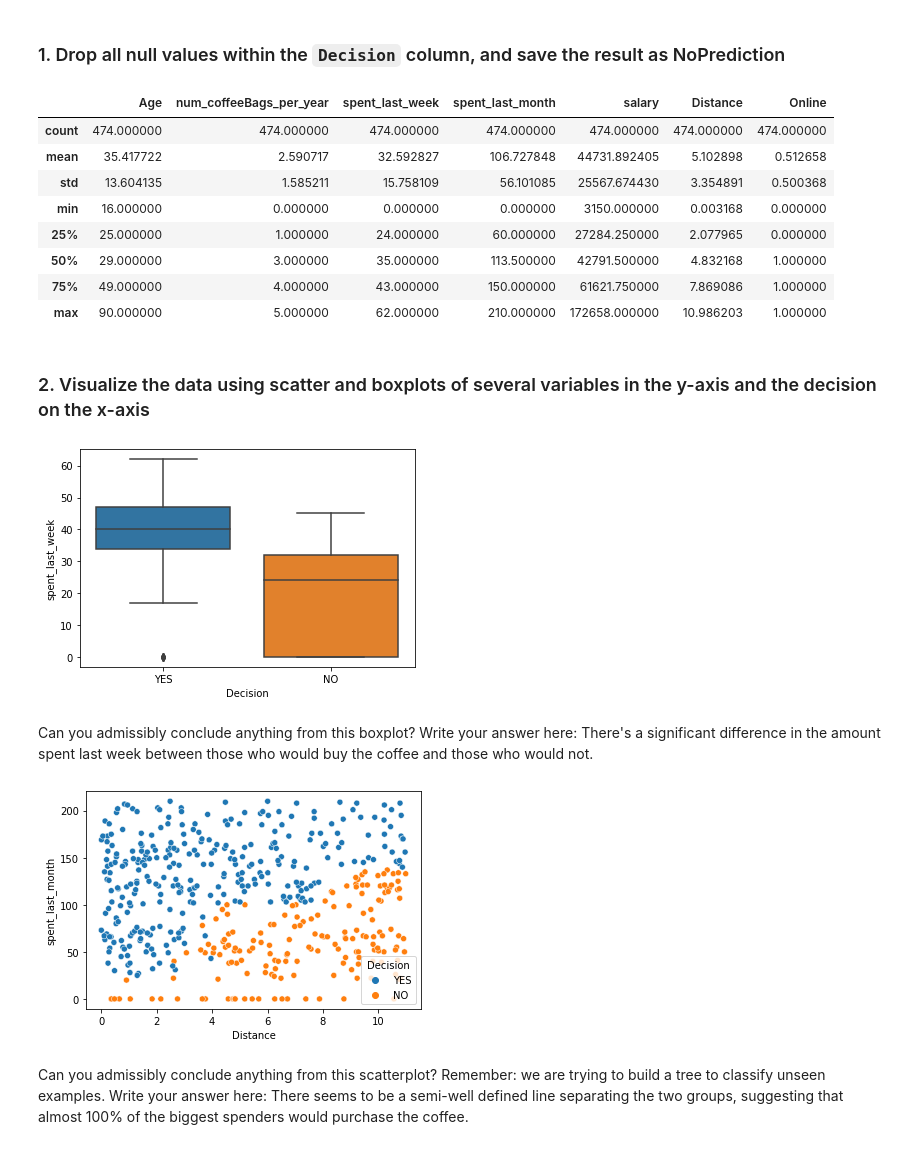
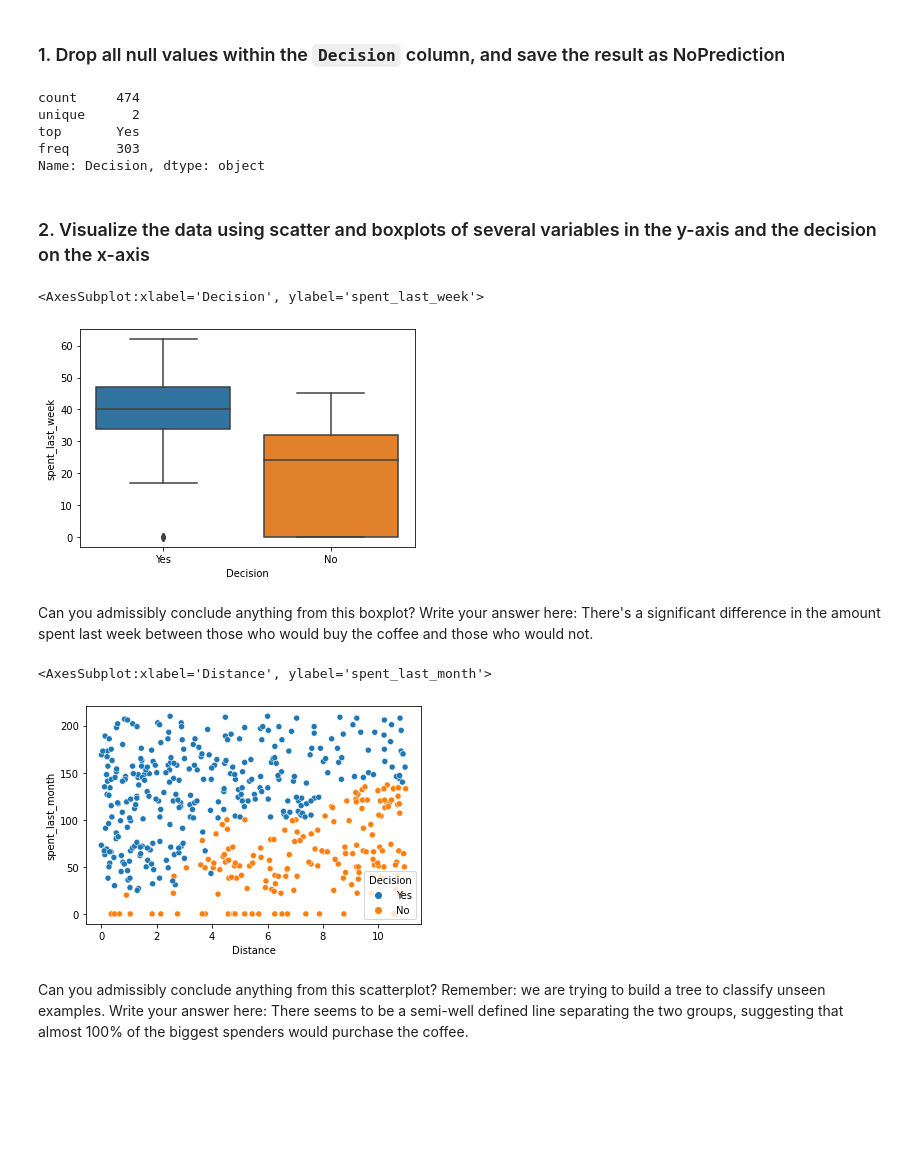
Before and after one commit to evanwmeeks/Springboard, a Jupyter notebook: Case Study - Decision Trees/Springboard Decision Tree Specialty Coffee Case Study - Tier 3.ipynb, the cells around one changed output. Saved outputs shown, nothing was run; the diff lists cells and outputs as text; code cells hidden in the pictures; blank space fills up the shorter version.

```diff
--- a/Case Study - Decision Trees/Springboard Decision Tree Specialty Coffee Case Study - Tier 3.ipynb
+++ b/Case Study - Decision Trees/Springboard Decision Tree Specialty Coffee Case Study - Tier 3.ipynb
@@ -159,7 +159,7 @@ Index(['Age', 'Gender', 'num_coffeeBags_per_year', 'spent_week', 'spent_month',
       dtype='object')
 # %%
 # Make the relevant name changes to spent_week and spent_per_week.
-coffeeData.rename(columns={'spent_week':'spent_last_week', 'spent_month':'spent_last_month','SlrAY':'salary'}, inplace='true')
+coffeeData = coffeeData.rename(columns={'spent_week':'spent_last_week','spent_month':'spent_last_month','SlrAY':'salary'})
 # %%
 # Check out the column names
 coffeeData.columns
@@ -218,8 +218,8 @@ array([ 1., nan,  0.])
 We now want to replace `1.0` and `0.0` in the `Decision` column by `YES` and `NO` respectively.
 # %%
 # Replace 1.0 and 0.0 by 'Yes' and 'No'
-coffeeData.loc[coffeeData['Decision'] == 1.,'Decision'] = 'YES'
-coffeeData.loc[coffeeData['Decision'] == 0., 'Decision'] = 'NO'
+coffeeData.loc[coffeeData['Decision'] == 1.,'Decision'] = 'Yes'
+coffeeData.loc[coffeeData['Decision'] == 0., 'Decision'] = 'No'
 # %%
 # Check that our replacing those values with 'YES' and 'NO' worked, with unique()
 coffeeData.Decision.unique()
@@ -239,36 +239,33 @@ To execute the train/test split properly, we need to do five things:
 # NoPrediction will contain all known values for the decision
 # Call dropna() on coffeeData, and store the result in a variable NOPrediction
 # Call describe() on the Decision column of NoPrediction after calling dropna() on coffeeData
-NOPrediction=coffeeData.dropna()
-NOPrediction.describe()
+NOPrediction = coffeeData.dropna()
+NOPrediction['Decision'].describe()
 # %% [output]
-|  | Age | num_coffeeBags_per_year | spent_last_week | spent_last_month | salary | Distance | Online |
-| count | 474.000000 | 474.000000 | 474.000000 | 474.000000 | 474.000000 | 474.000000 | 474.000000 |
-| mean | 35.417722 | 2.590717 | 32.592827 | 106.727848 | 44731.892405 | 5.102898 | 0.512658 |
-| std | 13.604135 | 1.585211 | 15.758109 | 56.101085 | 25567.674430 | 3.354891 | 0.500368 |
-| min | 16.000000 | 0.000000 | 0.000000 | 0.000000 | 3150.000000 | 0.003168 | 0.000000 |
-| 25% | 25.000000 | 1.000000 | 24.000000 | 60.000000 | 27284.250000 | 2.077965 | 0.000000 |
-| 50% | 29.000000 | 3.000000 | 35.000000 | 113.500000 | 42791.500000 | 4.832168 | 1.000000 |
-| 75% | 49.000000 | 4.000000 | 43.000000 | 150.000000 | 61621.750000 | 7.869086 | 1.000000 |
-| max | 90.000000 | 5.000000 | 62.000000 | 210.000000 | 172658.000000 | 10.986203 | 1.000000 |
+count     474
+unique      2
+top       Yes
+freq      303
+Name: Decision, dtype: object
 # %% [markdown]
 ### 2. Visualize the data using scatter and boxplots of several variables in the y-axis and the decision on the x-axis
 # %%
 # Exploring our new NOPrediction dataset
 # Make a boxplot on NOPrediction where the x axis is Decision, and the y axis is spent_last_week
+%matplotlib inline
 sns.boxplot(x='Decision', y='spent_last_week', data=NOPrediction)
-plt.show()
 # %% [output]
+<AxesSubplot:xlabel='Decision', ylabel='spent_last_week'>
 [figure]
 # %% [markdown]
 Can you admissibly conclude anything from this boxplot? Write your answer here:
 There's a significant difference in the amount spent last week between those who would buy the coffee and those who would not.
 # %%
 # Make a scatterplot on NOPrediction, where x is distance, y is spent_last_month and hue is Decision
-sns.scatterplot(x='Distance', y='spent_last_month', hue='Decision', data=NOPrediction)
-plt.show()
+sns.scatterplot(x=NOPrediction['Distance'], y=NOPrediction['spent_last_month'], hue=NOPrediction['Decision'])
 # %% [output]
+<AxesSubplot:xlabel='Distance', ylabel='spent_last_month'>
-[figure, old version]
+[figure, new version]
 # %% [markdown]
 Can you admissibly conclude anything from this scatterplot? Remember: we are trying to build a tree to classify unseen examples. Write your answer here:
 There seems to be a semi-well defined line separating the two groups, suggesting that almost 100% of the biggest spenders would purchase the coffee.
```
Also changed, not shown: parts of 34 cells of this notebook, 1 other file.
